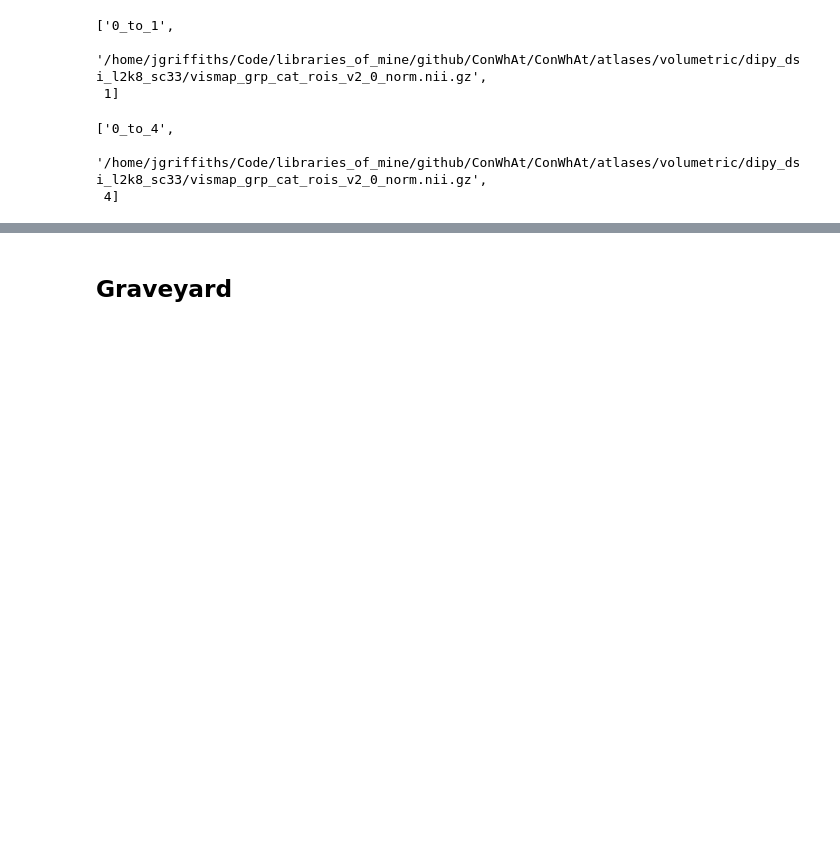
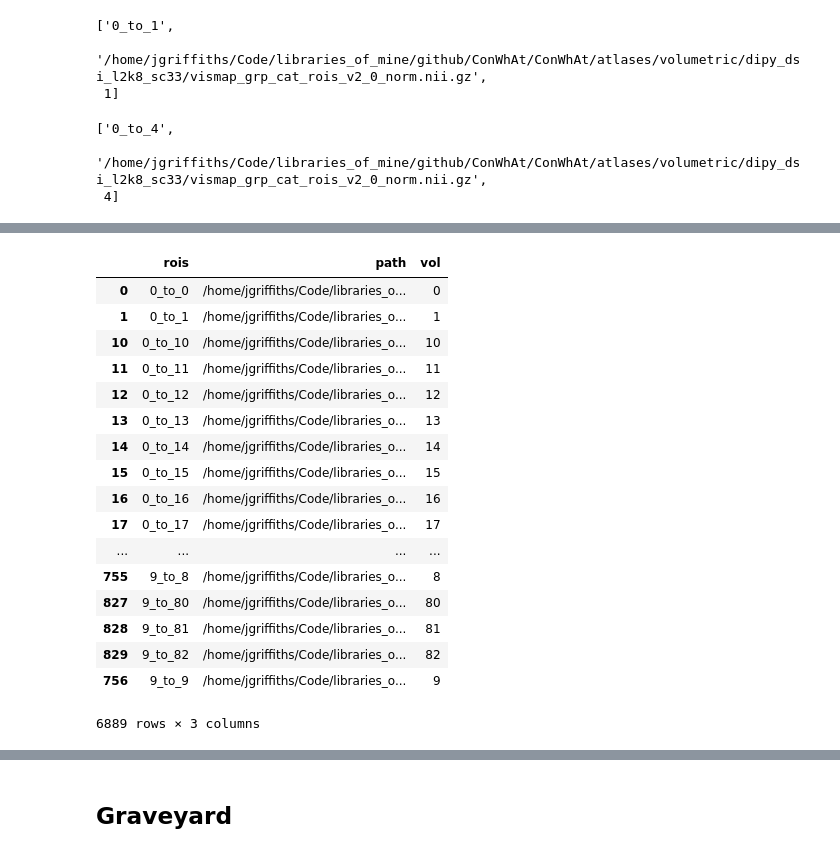
Before and after one commit to JohnGriffiths/ConWhAt_OLD, a Jupyter notebook: ConWhAt/scratch/connat_atlas_analysis_tests.ipynb, the cells around one changed output, grey strips where cells are left out. Drawn from its saved outputs; the diff is of its cells as text; code cells hidden in the pictures; blank space fills up the shorter version.

```diff
--- a/ConWhAt/scratch/connat_atlas_analysis_tests.ipynb
+++ b/ConWhAt/scratch/connat_atlas_analysis_tests.ipynb
@@ -94,0 +172,2 @@ ls: cannot access '/home/jgriffiths/Code/libraries_of_mine/github/#atlases/#volu
+# %%
+va.at_dir = '/home/jgriffiths/Code/libraries_of_mine/github/ConWhAt/ConWhAt/atlases/volumetric/dipy_dsi_sd4_l2k8_sc33'
@@ -94,0 +290,2 @@ ls: cannot access '/home/jgriffiths/Code/libraries_of_mine/github/#atlases/#volu
+# %%
+_arr = np.array(va.atlas_info['mappings'])
@@ -94,0 +294,23 @@ ls: cannot access '/home/jgriffiths/Code/libraries_of_mine/github/#atlases/#volu
+# %%
+df_arr = pd.DataFrame(_arr, columns=['rois', 'path', 'vol'])
+# %%
+df_arr.sort_values(['path', 'vol'])
+# %% [output]
+|  | rois | path | vol |
+| 0 | 0_to_0 | /home/jgriffiths/Code/libraries_o... | 0 |
+| 1 | 0_to_1 | /home/jgriffiths/Code/libraries_o... | 1 |
+| 10 | 0_to_10 | /home/jgriffiths/Code/libraries_o... | 10 |
+| 11 | 0_to_11 | /home/jgriffiths/Code/libraries_o... | 11 |
+| 12 | 0_to_12 | /home/jgriffiths/Code/libraries_o... | 12 |
+| 13 | 0_to_13 | /home/jgriffiths/Code/libraries_o... | 13 |
+| 14 | 0_to_14 | /home/jgriffiths/Code/libraries_o... | 14 |
+| 15 | 0_to_15 | /home/jgriffiths/Code/libraries_o... | 15 |
+| 16 | 0_to_16 | /home/jgriffiths/Code/libraries_o... | 16 |
+| 17 | 0_to_17 | /home/jgriffiths/Code/libraries_o... | 17 |
+| ... | ... | ... | ... |
+| 755 | 9_to_8 | /home/jgriffiths/Code/libraries_o... | 8 |
+| 827 | 9_to_80 | /home/jgriffiths/Code/libraries_o... | 80 |
+| 828 | 9_to_81 | /home/jgriffiths/Code/libraries_o... | 81 |
+| 829 | 9_to_82 | /home/jgriffiths/Code/libraries_o... | 82 |
+| 756 | 9_to_9 | /home/jgriffiths/Code/libraries_o... | 9 |
+6889 rows × 3 columns
```
Also changed, not shown: parts of 90 cells of this notebook.
